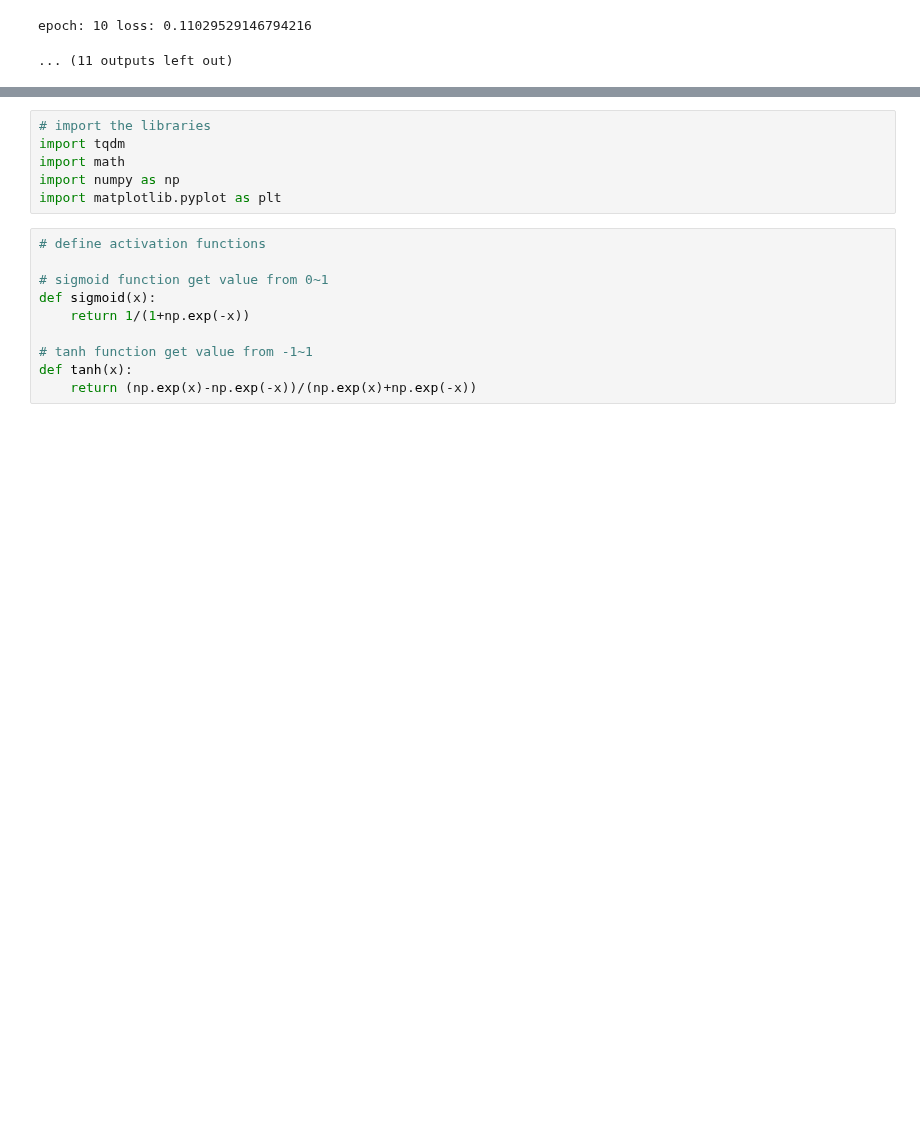
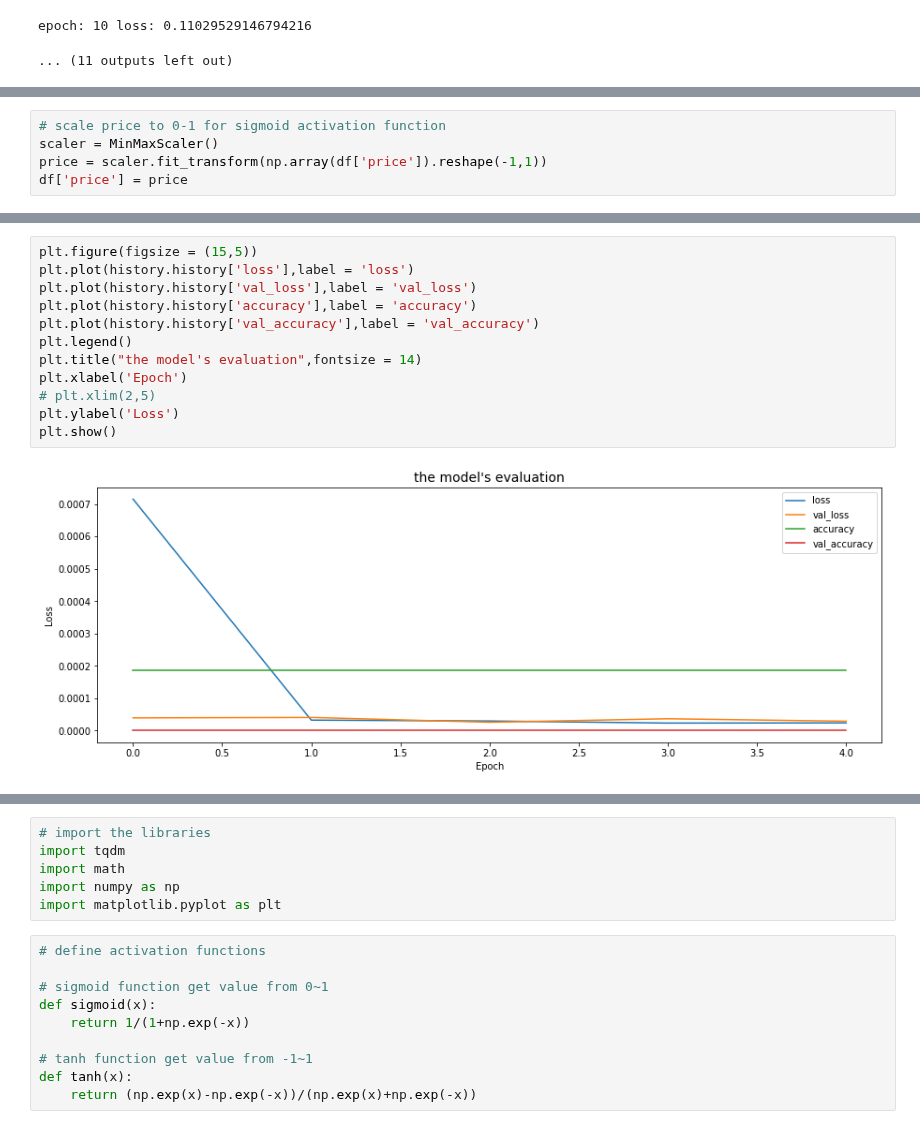
Before and after one commit to Locchuong96/machine-learning, a Jupyter notebook: Courses/GRU-LSTM.ipynb, the cells around one changed output, grey strips where cells are left out. Drawn from its saved outputs; the diff is of its cells as text; blank space fills up the shorter version.

```diff
--- a/Courses/GRU-LSTM.ipynb
+++ b/Courses/GRU-LSTM.ipynb
@@ -1065,0 +1201,5 @@ epoch: 10 loss: 0.11029529146794216
+# %%
+# scale price to 0-1 for sigmoid activation function
+scaler = MinMaxScaler()
+price = scaler.fit_transform(np.array(df['price']).reshape(-1,1))
+df['price'] = price
@@ -1065,0 +1290,14 @@ epoch: 10 loss: 0.11029529146794216
+# %%
+plt.figure(figsize = (15,5))
+plt.plot(history.history['loss'],label = 'loss')
+plt.plot(history.history['val_loss'],label = 'val_loss')
+plt.plot(history.history['accuracy'],label = 'accuracy')
+plt.plot(history.history['val_accuracy'],label = 'val_accuracy')
+plt.legend()
+plt.title("the model's evaluation",fontsize = 14)
+plt.xlabel('Epoch')
+# plt.xlim(2,5)
+plt.ylabel('Loss')
+plt.show()
+# %% [output]
+[figure, added]
```
Also changed, not shown: parts of 48 cells of this notebook.
